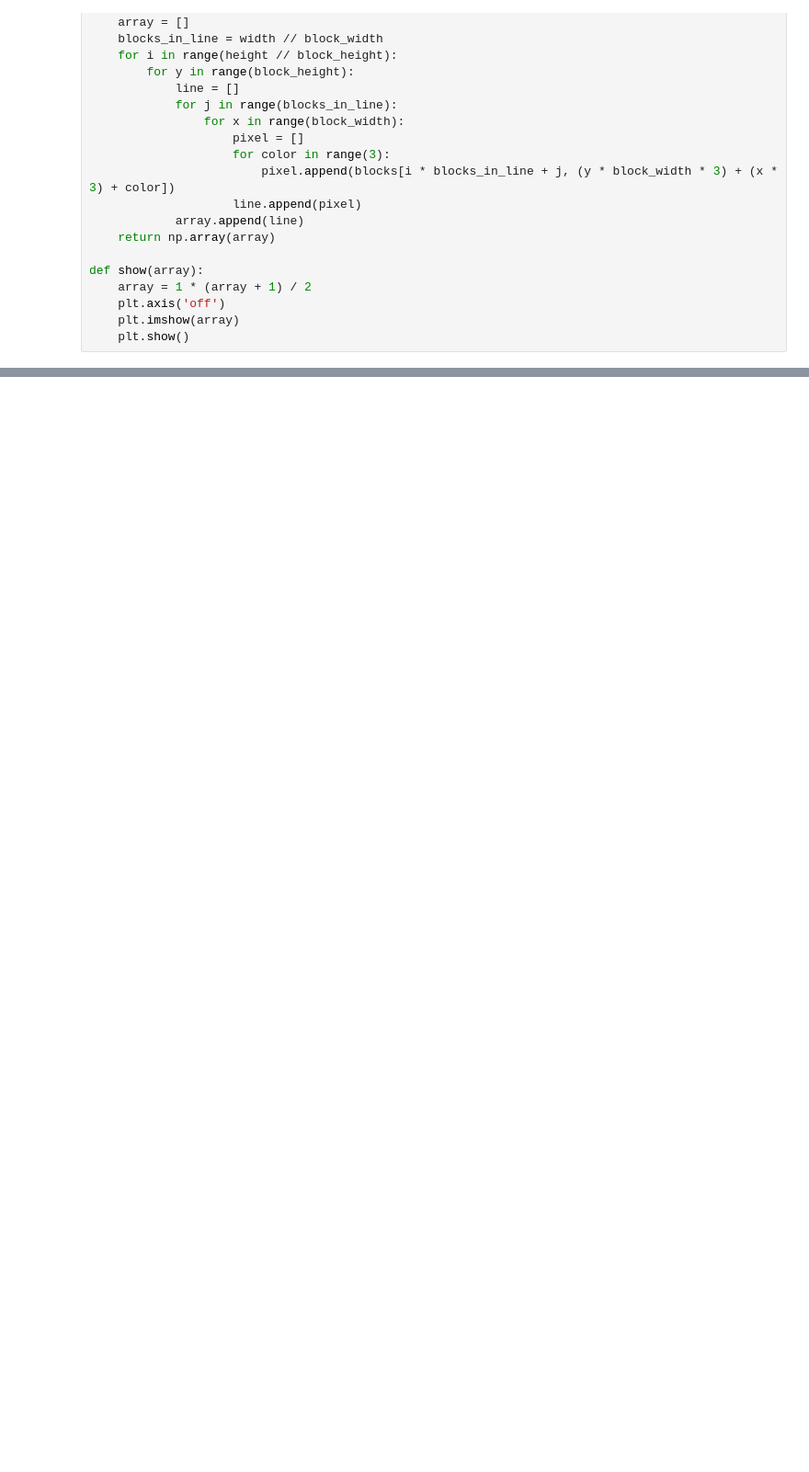
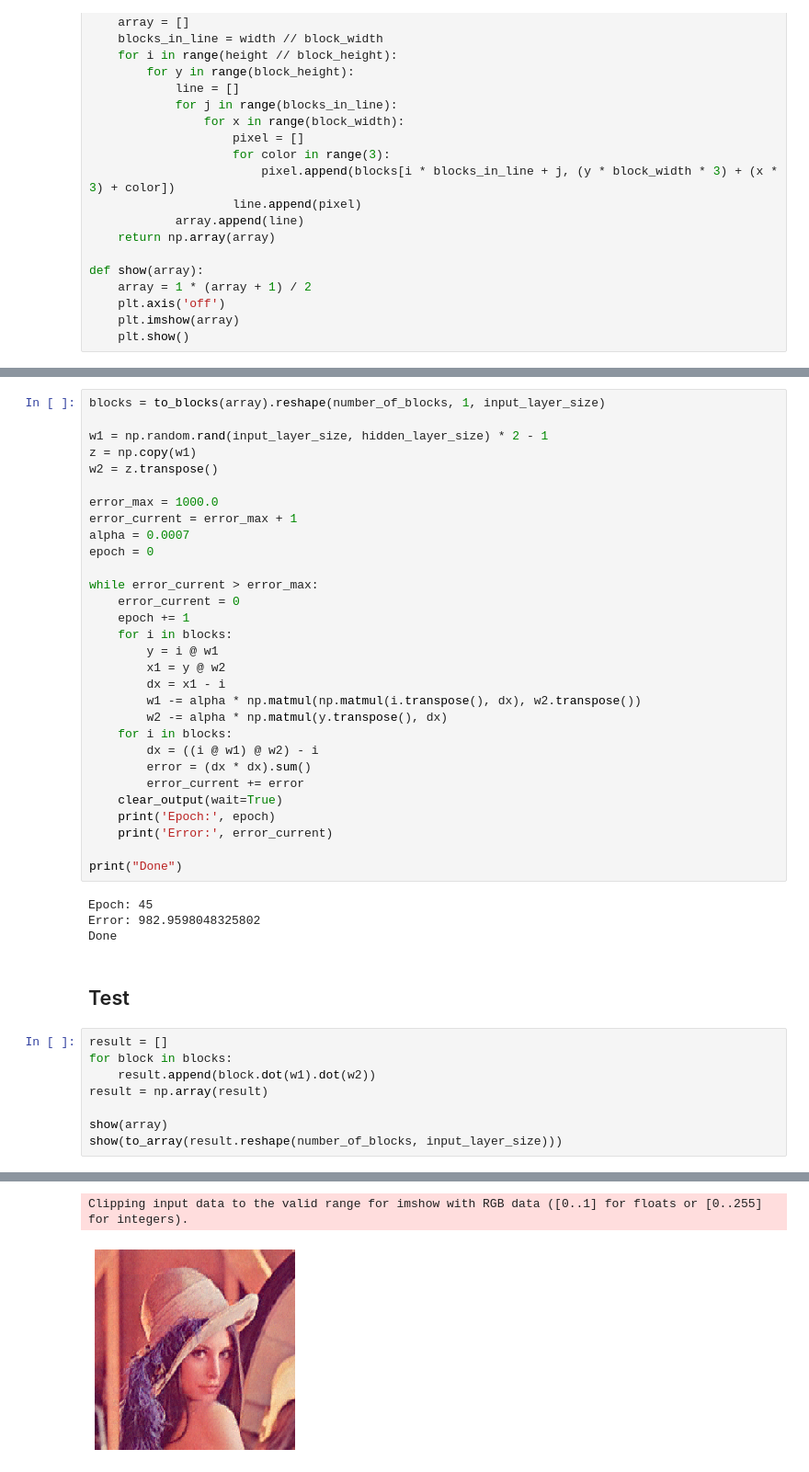
Before and after one commit to iit-students-charity/image-compressor, a Jupyter notebook: compressor.ipynb, the cells around one changed output, grey strips where cells are left out. Shown: that part at 92% size. Saved outputs shown, nothing was run; the diff lists cells and outputs as text; blank space fills up the shorter version.

```diff
--- a/compressor.ipynb
+++ b/compressor.ipynb
@@ -65,0 +68,45 @@ show(restored)
+# %%
+blocks = to_blocks(array).reshape(number_of_blocks, 1, input_layer_size)
+
+w1 = np.random.rand(input_layer_size, hidden_layer_size) * 2 - 1
+z = np.copy(w1)
+w2 = z.transpose()
+
+error_max = 1000.0
+error_current = error_max + 1
+alpha = 0.0007
+epoch = 0
+
+while error_current > error_max:
+    error_current = 0
+    epoch += 1
+    for i in blocks:
+        y = i @ w1
+        x1 = y @ w2
+        dx = x1 - i
+        w1 -= alpha * np.matmul(np.matmul(i.transpose(), dx), w2.transpose())
+        w2 -= alpha * np.matmul(y.transpose(), dx)
+    for i in blocks:
+        dx = ((i @ w1) @ w2) - i
+        error = (dx * dx).sum()
+        error_current += error
+    clear_output(wait=True)
+    print('Epoch:', epoch)
+    print('Error:', error_current)
+
+print("Done")
+# %% [output]
+Epoch: 45
+Error: 982.9598048325802
+Done
+# %% [markdown]
+## Test
+# %%
+result = []
+for block in blocks:
+    result.append(block.dot(w1).dot(w2))
+result = np.array(result)
+
+show(array)
+show(to_array(result.reshape(number_of_blocks, input_layer_size)))
+# %% [output]
@@ -65,0 +114,2 @@ show(restored)
+Clipping input data to the valid range for imshow with RGB data ([0..1] for floats or [0..255] for integers).
+[figure, added]
```
Also changed, not shown: parts of 12 cells of this notebook.
